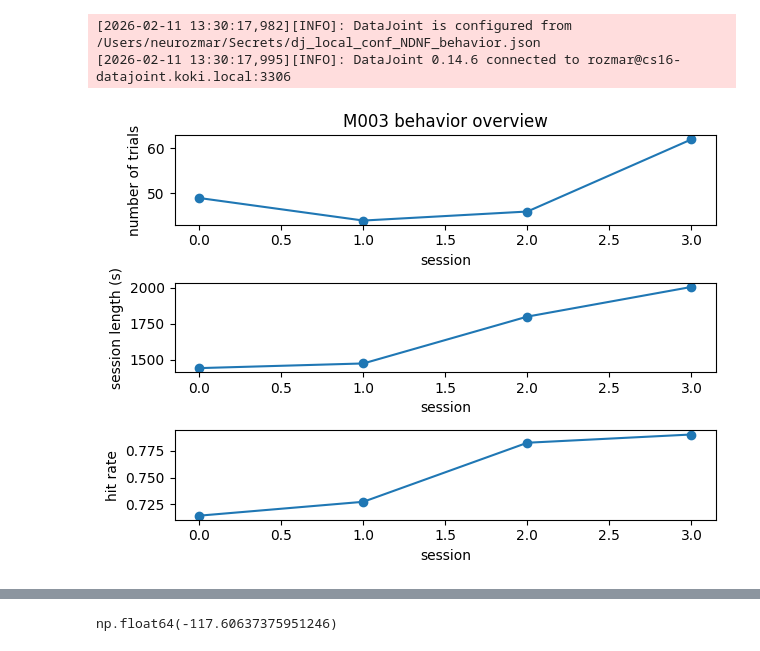
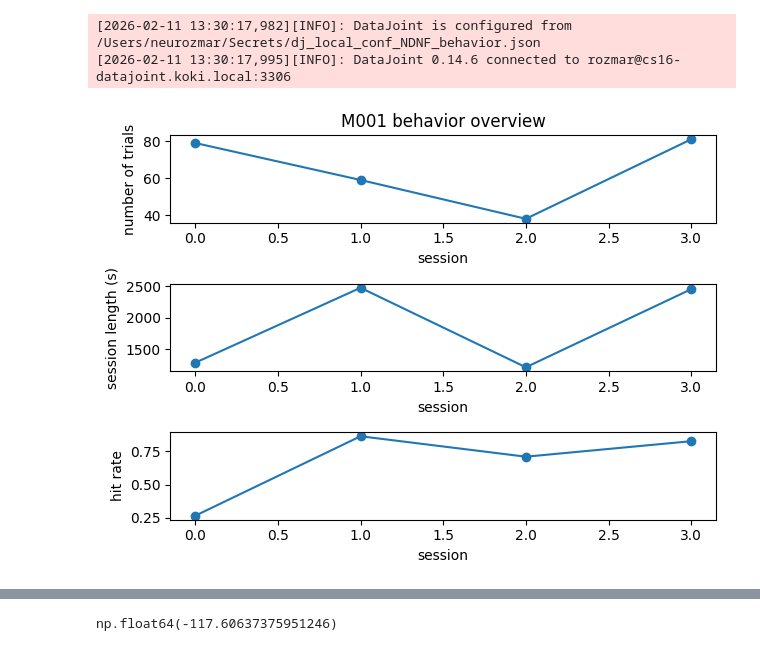
Before and after one commit to rozmar/NDNF-pipeline, a Jupyter notebook: Notebooks/behavior.ipynb, the cells around one changed output, grey strips where cells are left out. Drawn from its saved outputs; the diff is of its cells as text; code cells hidden in the pictures.

```diff
--- a/Notebooks/behavior.ipynb
+++ b/Notebooks/behavior.ipynb
@@ -19,37 +19,37 @@ import numpy as np
 #
 # %%
 
-subject_id = 'M003'#'BCI81'
+subject_id = 'M001'#'BCI81'
 available_sessions = (experiment.Session()&{'subject_id':subject_id}).fetch('session')
 trial_nums = []
 hit_rates = []
 session_lengths = []
 for session in available_sessions:
     trials = (experiment.SessionTrial()&{'subject_id':subject_id,'session':session}).fetch('trial')
     trial_nums.append(len(trials))
     hits = len(experiment.BehaviorTrial()&{'subject_id':subject_id,'session':session,'outcome':'hit'})
     hit_rate = hits/len(trials) if len(trials)>0 else np.nan
     hit_rates.append(hit_rate)
     session_length = (experiment.SessionTrial()&{'subject_id':subject_id,'session':session,'trial':np.max(trials)}).fetch1('trial_end_time')
     session_lengths.append(session_length)
 fig = plt.figure()
 ax1 = fig.add_subplot(3,1,1)
 ax1.plot(available_sessions,trial_nums,'o-')
 ax1.set_xlabel('session')
 ax1.set_ylabel('number of trials')
 plt.title(f'{subject_id} behavior overview')
 ax2 = fig.add_subplot(3,1,2)
 ax2.plot(available_sessions,session_lengths,'o-')
 ax2.set_xlabel('session')
 ax2.set_ylabel('session length (s)')
 ax3 = fig.add_subplot(3,1,3)
 ax3.plot(available_sessions,hit_rates,'o-')
 ax3.set_xlabel('session')
 ax3.set_ylabel('hit rate')
 plt.tight_layout()
 plt.show()
 # %% [output]
-[figure, old version]
+[figure, new version]
 # %%
 # visualize targets, and how forces change over sessions and trials
 import matplotlib.pyplot as plt
```
Also changed, not shown: parts of 1 cell of this notebook.
